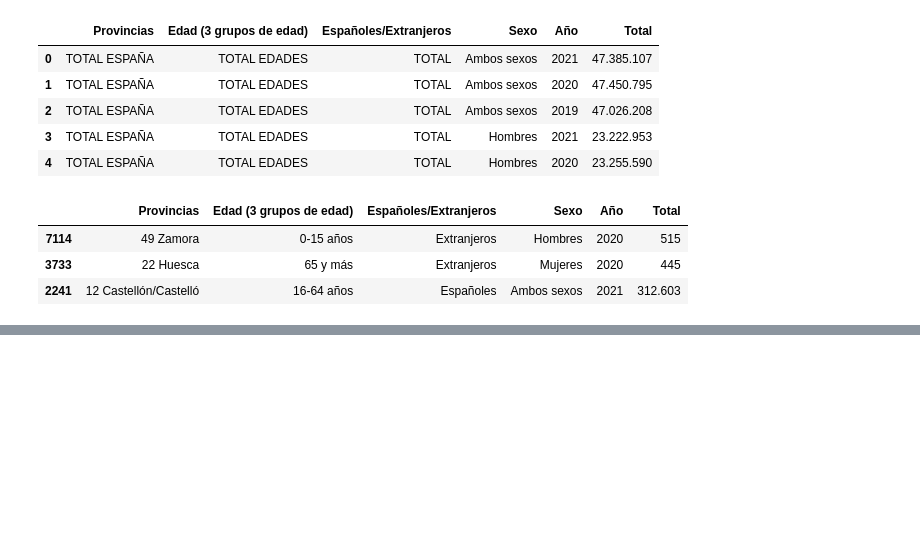
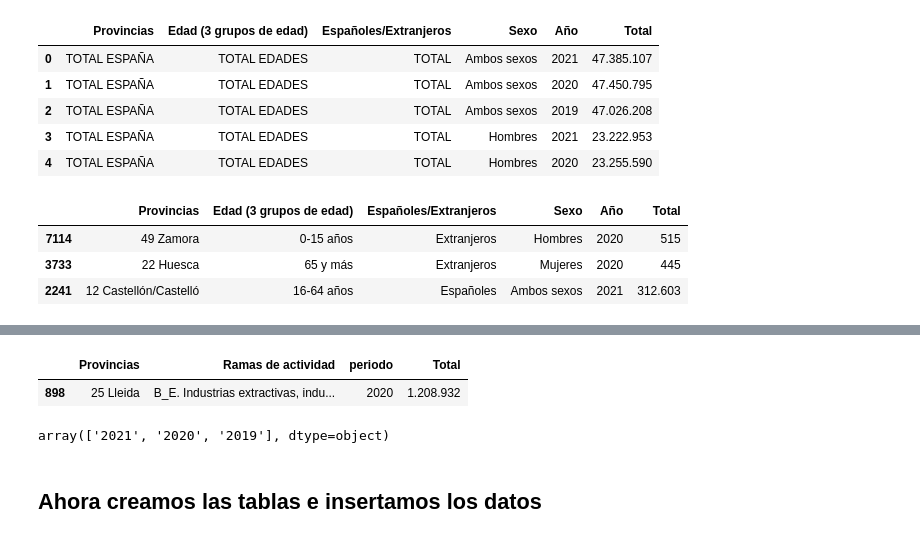
Before and after one commit to joseluisalmendral/lab_etl_extra, a Jupyter notebook: laboratorio-modulo5-leccion01-elt-extraccion.ipynb, the cells around one changed output, grey strips where cells are left out. Saved outputs shown, nothing was run; the diff lists cells and outputs as text; code cells hidden in the pictures; blank space fills up the shorter version.

```diff
--- a/laboratorio-modulo5-leccion01-elt-extraccion.ipynb
+++ b/laboratorio-modulo5-leccion01-elt-extraccion.ipynb
@@ -280,7 +261,7 @@ os.rename(os.path.join(ine_dir, filename), os.path.join(ine_dir, 'datos_pib.csv'
 df_generacion = pd.read_csv('datos/df_generacion_electrica.csv', index_col=0)
 df_demanda = pd.read_csv('datos/df_demanad_electrica.csv', index_col=0)
 df_datos_demograficos= pd.read_csv('datos/INE/datos_demograficos.csv', delimiter=';', encoding='latin1')
-df_pib = pd.read_csv('datos/INE/datos_pib.csv', delimiter=';', encoding='latin1', index_col=0)
+df_pib = pd.read_csv('datos/INE/datos_pib.csv', delimiter=';', encoding='latin1')
 # %% [markdown]
 ## Limpieza de los datos
 # %% [markdown]
@@ -426,0 +414,5 @@ df_datos_demograficos.sample(10)
+# %%
+df_pib.sample()
+# %% [output]
+|  | Provincias | Ramas de actividad | periodo | Total |
+| 898 | 25 Lleida | B_E. Industrias extractivas, indu... | 2020 | 1.208.932 |
@@ -426,0 +424,4 @@ df_datos_demograficos.sample(10)
+# %%
+df_pib['periodo'].unique()
+# %% [output]
+array(['2021', '2020', '2019'], dtype=object)
@@ -426,0 +430,2 @@ df_datos_demograficos.sample(10)
+# %% [markdown]
+## Ahora creamos las tablas e insertamos los datos
```
Also changed, not shown: parts of 21 cells of this notebook, 4 other files.
